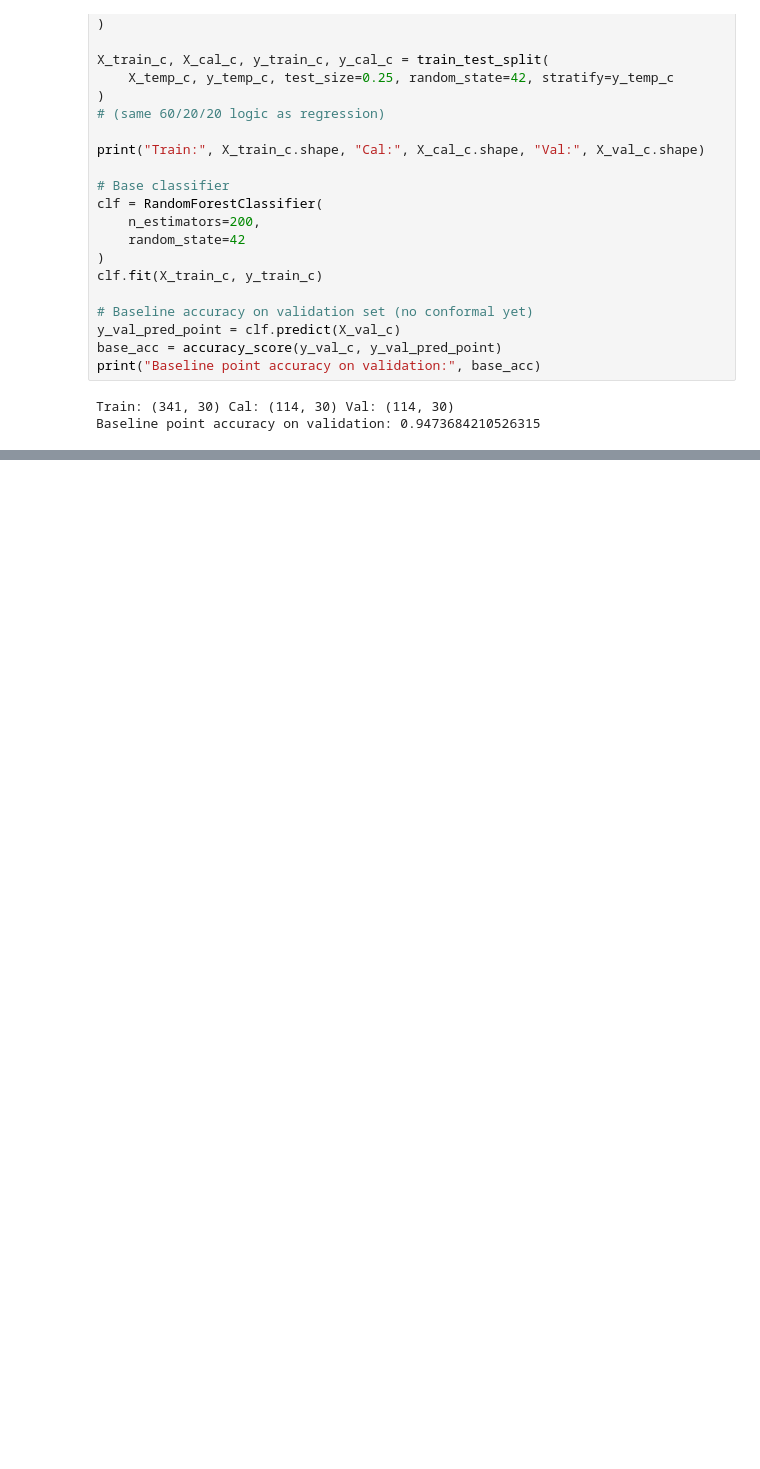
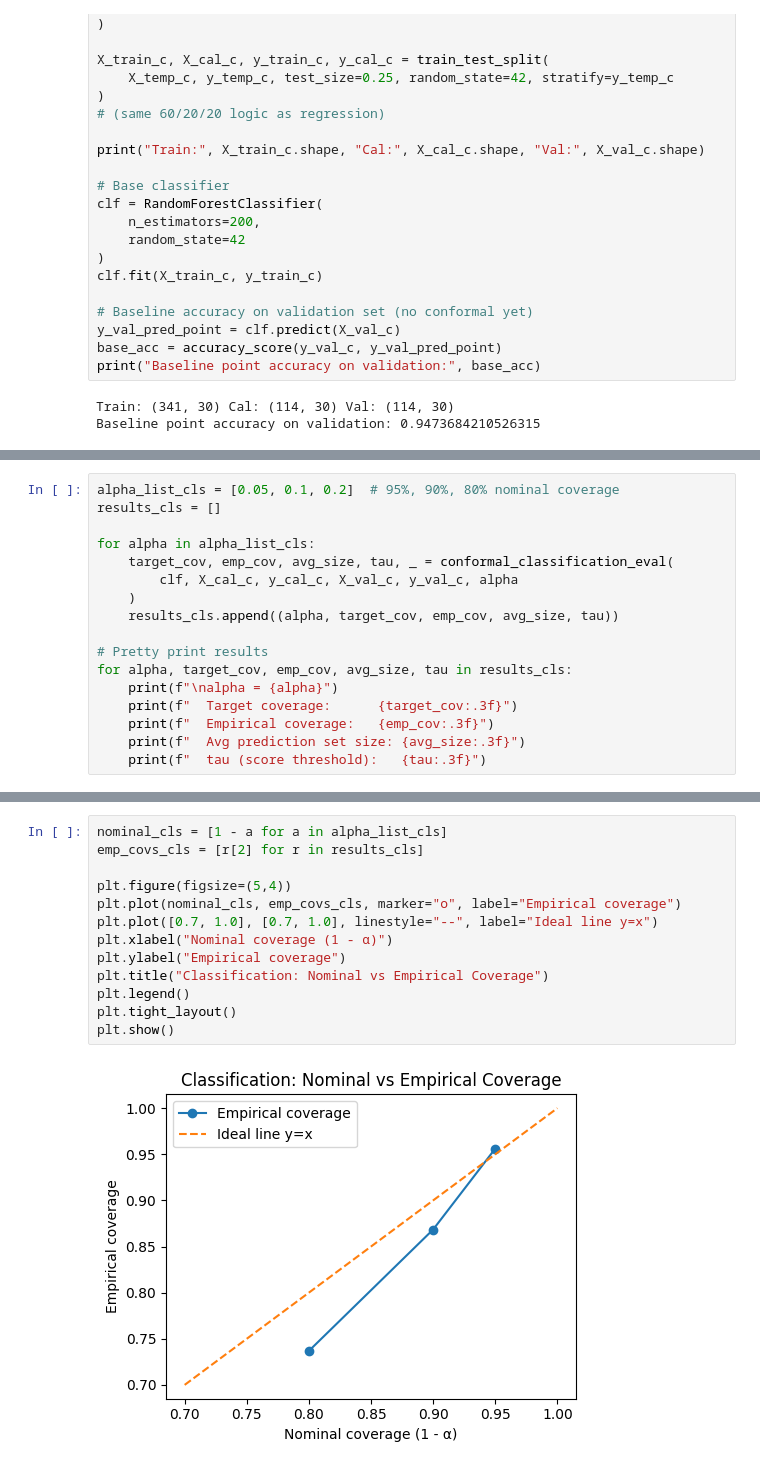
Before and after one commit to mikejattu/Conformal-Prediction, a Jupyter notebook: conformal_prediction_paper.ipynb, the cells around one changed output, grey strips where cells are left out. Saved outputs shown, nothing was run; the diff lists cells and outputs as text; blank space fills up the shorter version.

```diff
--- a/conformal_prediction_paper.ipynb
+++ b/conformal_prediction_paper.ipynb
@@ -320,0 +354,17 @@ Baseline point accuracy on validation: 0.9473684210526315
+# %%
+alpha_list_cls = [0.05, 0.1, 0.2]  # 95%, 90%, 80% nominal coverage
+results_cls = []
+
+for alpha in alpha_list_cls:
+    target_cov, emp_cov, avg_size, tau, _ = conformal_classification_eval(
+        clf, X_cal_c, y_cal_c, X_val_c, y_val_c, alpha
+    )
+    results_cls.append((alpha, target_cov, emp_cov, avg_size, tau))
+
+# Pretty print results
+for alpha, target_cov, emp_cov, avg_size, tau in results_cls:
+    print(f"\nalpha = {alpha}")
+    print(f"  Target coverage:      {target_cov:.3f}")
+    print(f"  Empirical coverage:   {emp_cov:.3f}")
+    print(f"  Avg prediction set size: {avg_size:.3f}")
+    print(f"  tau (score threshold):   {tau:.3f}")
@@ -320,0 +389,15 @@ Baseline point accuracy on validation: 0.9473684210526315
+# %%
+nominal_cls = [1 - a for a in alpha_list_cls]
+emp_covs_cls = [r[2] for r in results_cls]
+
+plt.figure(figsize=(5,4))
+plt.plot(nominal_cls, emp_covs_cls, marker="o", label="Empirical coverage")
+plt.plot([0.7, 1.0], [0.7, 1.0], linestyle="--", label="Ideal line y=x")
+plt.xlabel("Nominal coverage (1 - α)")
+plt.ylabel("Empirical coverage")
+plt.title("Classification: Nominal vs Empirical Coverage")
+plt.legend()
+plt.tight_layout()
+plt.show()
+# %% [output]
+[figure, added]
```
Also changed, not shown: parts of 4 cells of this notebook.
